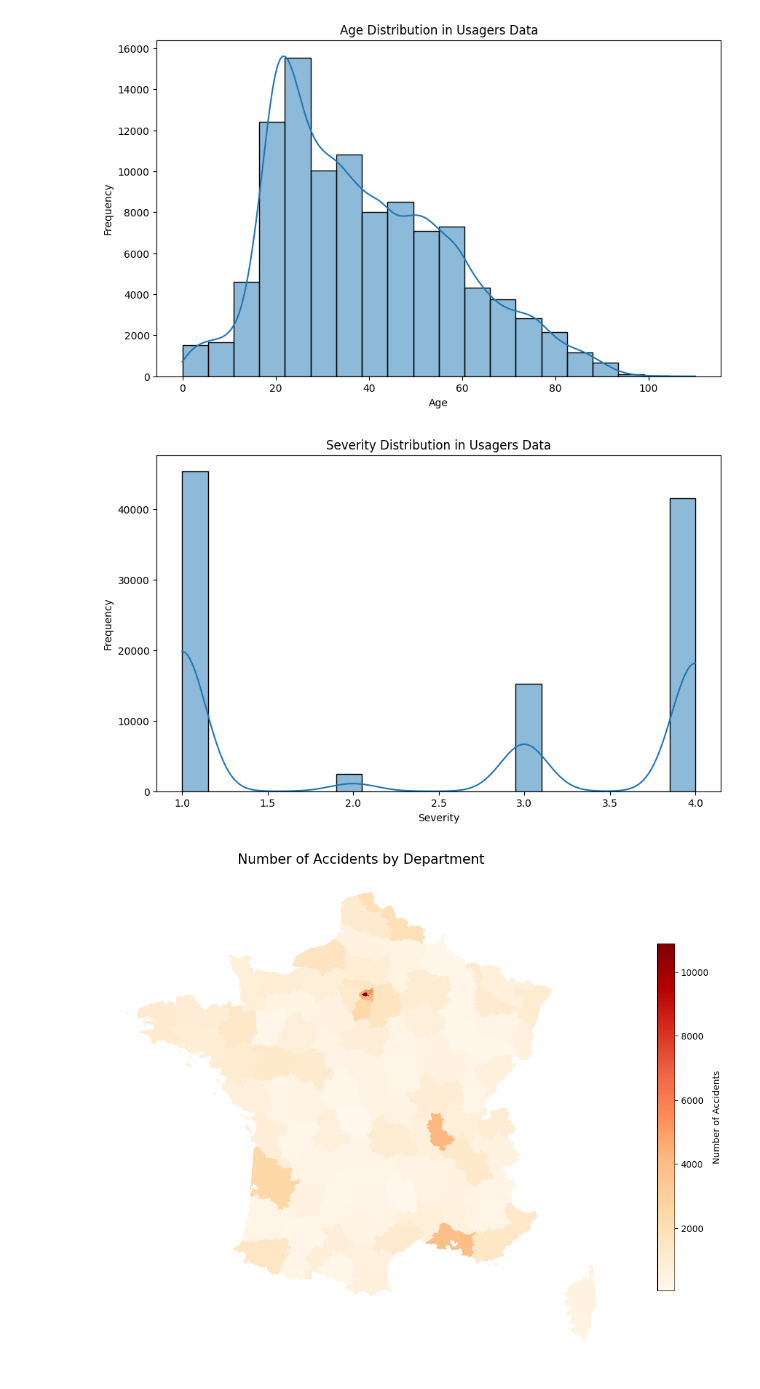
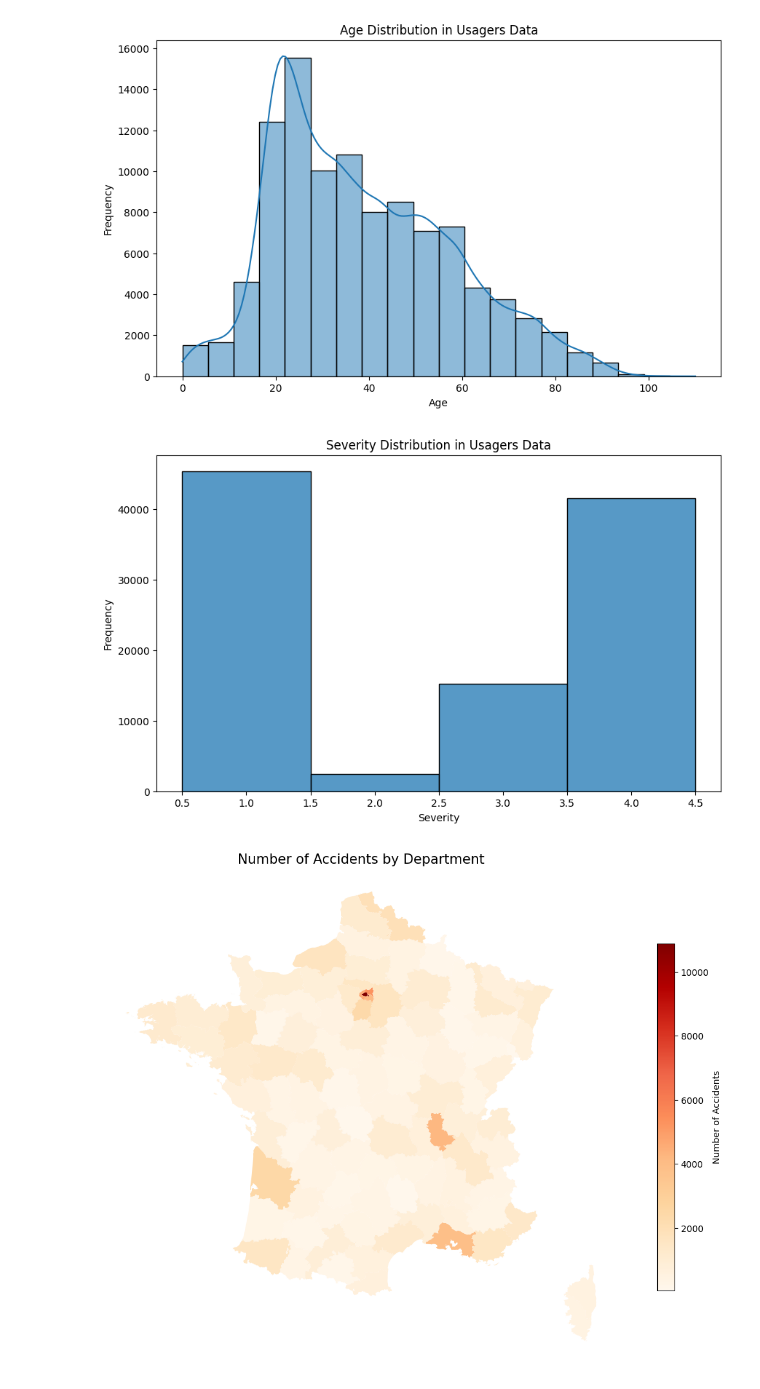
Before and after one commit to AmirBraham/ramp-challenge, a Jupyter notebook: template_starting_kit.ipynb, the cells around one changed output. Saved outputs shown, nothing was run; the diff lists cells and outputs as text; code cells hidden in the pictures.

```diff
--- a/template_starting_kit.ipynb
+++ b/template_starting_kit.ipynb
@@ -304,13 +306,14 @@ plt.show()
 # %%
 # plot histogram of y
 plt.figure(figsize=(10, 6))
-sns.histplot(y, kde=True, bins=20)
+sns.histplot(y, bins=4, discrete = True)
 plt.title('Severity Distribution in Usagers Data')
 plt.xlabel('Severity')
 plt.ylabel('Frequency')
+
 plt.show()
 # %% [output]
-[figure, old version]
+[figure, new version]
 # %%
 import geopandas as gpd
 import matplotlib.pyplot as plt
```
Also changed, not shown: parts of 19 cells of this notebook, 1 other file.
